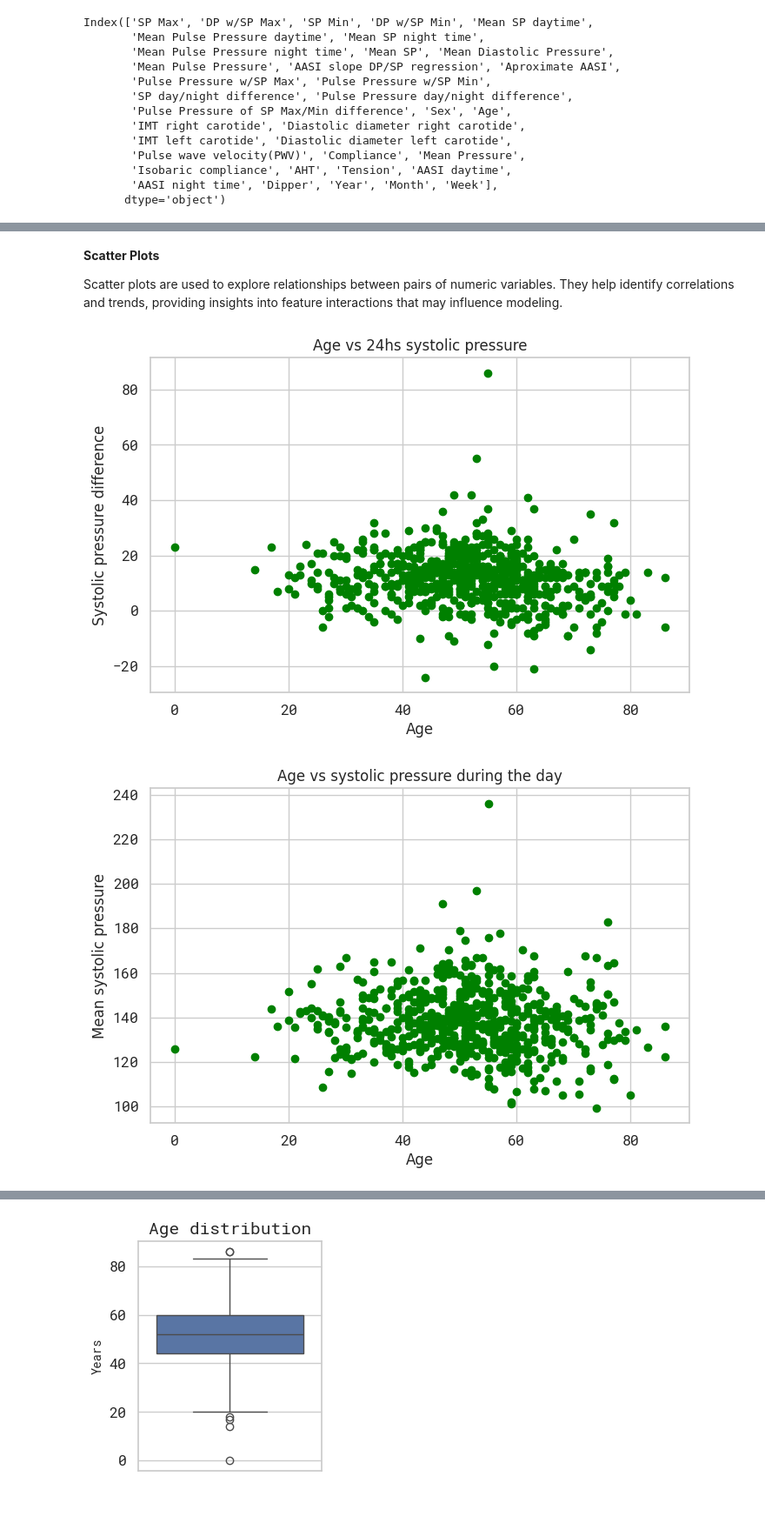
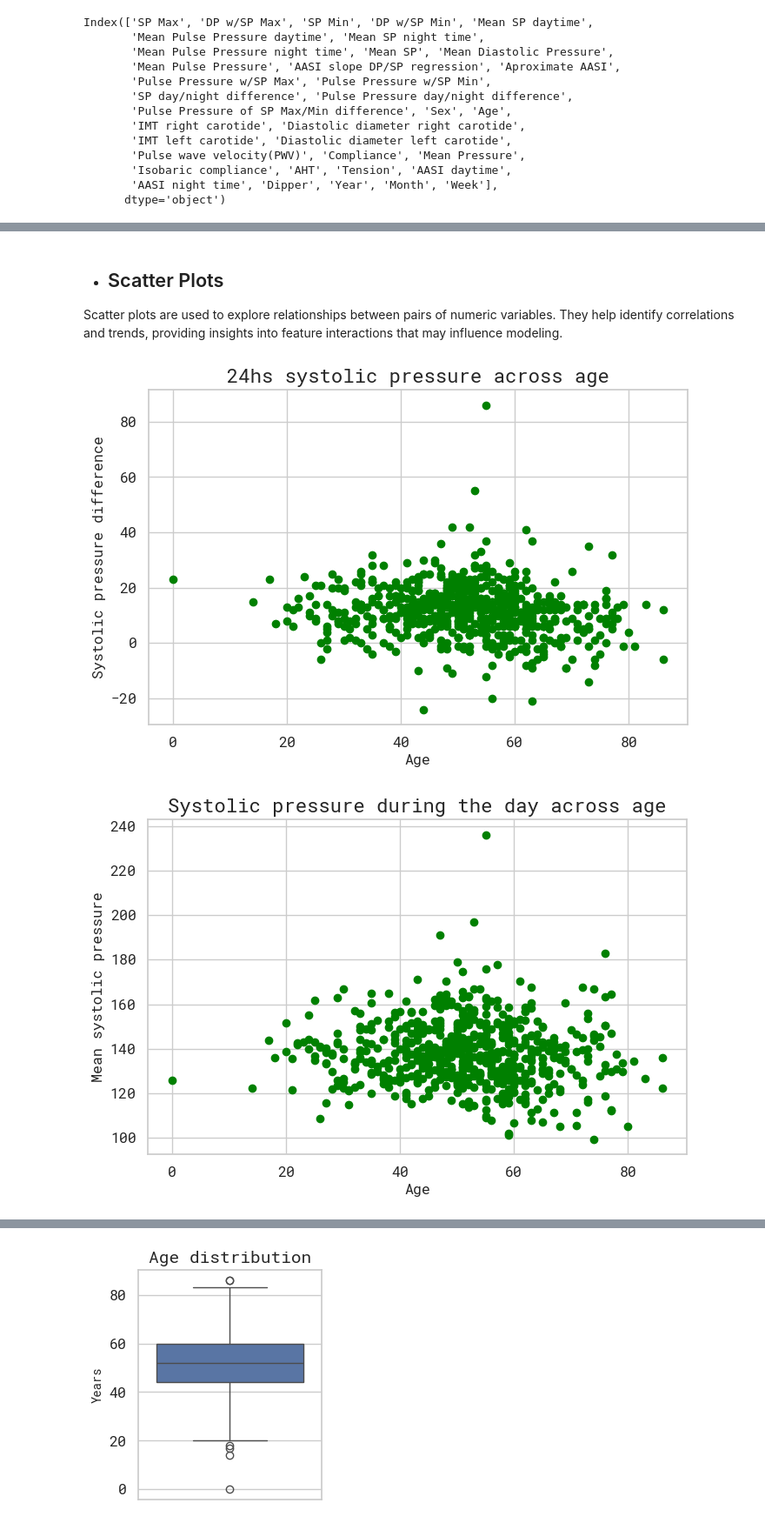
Before and after one commit to Valeria-DataScience/Hypertension, a Jupyter notebook: Arterial_hypertension_EDA.ipynb, the cells around one changed output, grey strips where cells are left out. Shown at 87% size. Drawn from its saved outputs; the diff is of its cells as text; code cells hidden in the pictures.

```diff
--- a/Arterial_hypertension_EDA.ipynb
+++ b/Arterial_hypertension_EDA.ipynb
@@ -450,5 +400,5 @@ plt.show()
 # %% [markdown]
-**Scatter Plots**
+- ## Scatter Plots
 
 Scatter plots are used to explore relationships between pairs of numeric variables. They help identify correlations and trends, providing insights into feature interactions that may influence modeling.
 # %%
@@ -461,27 +411,27 @@ plt.scatter(numeric_df['Age'], numeric_df['SP day/night difference'], color='gre
 font = load_google_font('Roboto Mono')
 plt.xticks(fontsize='8', font=font)
 plt.yticks(fontsize='8', font=font)
-plt.title('Age vs 24hs systolic pressure')
-plt.xlabel('Age')
-plt.ylabel('Systolic pressure difference')
+plt.title('24hs systolic pressure across age', font=font, fontsize='16')
+plt.xlabel('Age', font=font, fontsize='12')
+plt.ylabel('Systolic pressure difference', font=font, fontsize='12')
 plt.show()
 # %% [output]
-[figure, old version]
+[figure, new version]
 # %%
 sns.set_theme(style="whitegrid")
 
 palette = get_hex("Acanthisthius_brasilianus", keep_first_n=2)
 plt.figure(figsize=(8,5))
 plt.scatter(numeric_df['Age'], numeric_df['Mean SP daytime'], color='green')
 font = load_google_font('Roboto Mono')
 plt.xticks(fontsize='8', font=font)
 plt.yticks(fontsize='8', font=font)
-plt.title('Age vs systolic pressure during the day')
-plt.xlabel('Age')
-plt.ylabel('Mean systolic pressure')
+plt.title('Systolic pressure during the day across age', font=font, fontsize='16')
+plt.xlabel('Age', font=font, fontsize='12')
+plt.ylabel('Mean systolic pressure', font=font, fontsize='12')
 plt.show()
 # %% [output]
-[figure, old version]
+[figure, new version]
 # %%
 sns.set_theme(style="whitegrid")
 
```
Also changed, not shown: parts of 47 cells of this notebook.
